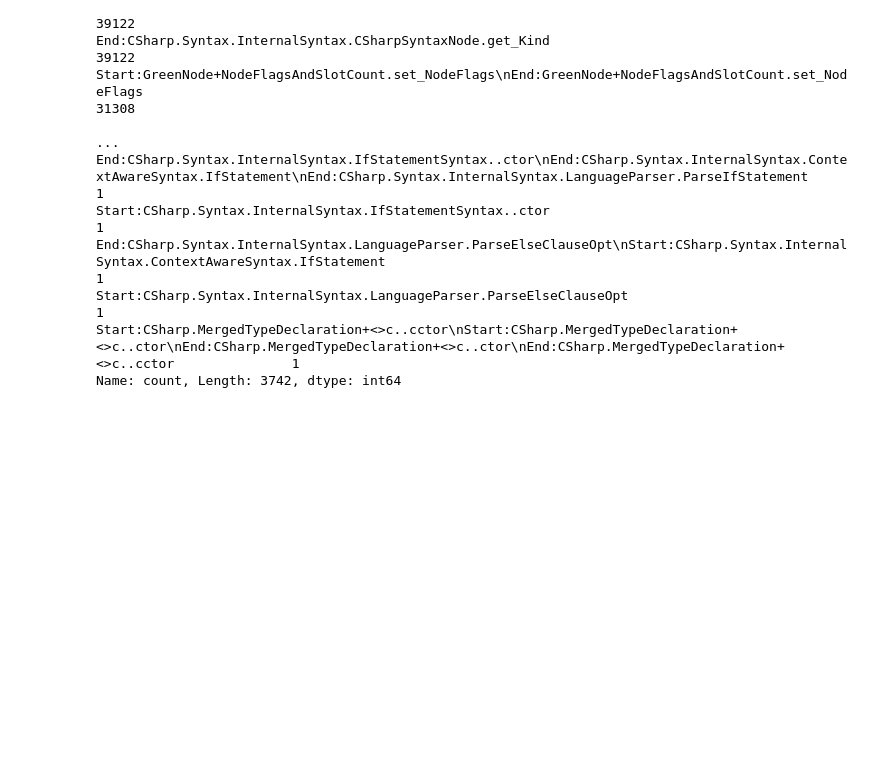
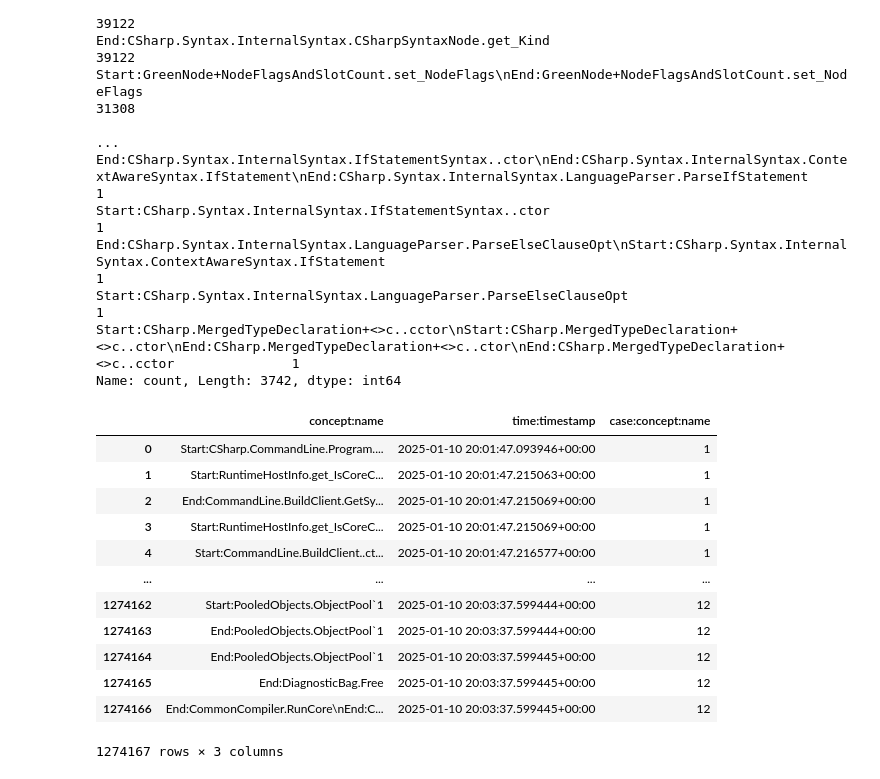
Before and after one commit to TTPO100AJIEX/MMPASE-HW, a Jupyter notebook: 3__preprocess.ipynb, the cells around one changed output. Drawn from its saved outputs; the diff is of its cells as text; code cells hidden in the pictures; blank space fills up the shorter version.

```diff
--- a/3__preprocess.ipynb
+++ b/3__preprocess.ipynb
@@ -125,5 +125,25 @@ End:CSharp.Syntax.InternalSyntax.LanguageParser.ParseElseClauseOpt\nStart:CSharp
 Start:CSharp.Syntax.InternalSyntax.LanguageParser.ParseElseClauseOpt                                                                                                                               1
 Start:CSharp.MergedTypeDeclaration+<>c..cctor\nStart:CSharp.MergedTypeDeclaration+<>c..ctor\nEnd:CSharp.MergedTypeDeclaration+<>c..ctor\nEnd:CSharp.MergedTypeDeclaration+<>c..cctor               1
 Name: count, Length: 3742, dtype: int64
+# %%
+import pm4py
+merged_log = pm4py.read_xes("merged_events.xes")
+# %%
+merged_log = merged_log.drop(columns = [ "concept:instance", "lifecycle:transition", "ManagedThreadId", "NativeThreadId", "QpcStamp" ])
+merged_log
+# %% [output]
+|  | concept:name | time:timestamp | case:concept:name |
+| 0 | Start:CSharp.CommandLine.Program.... | 2025-01-10 20:01:47.093946+00:00 | 1 |
+| 1 | Start:RuntimeHostInfo.get_IsCoreC... | 2025-01-10 20:01:47.215063+00:00 | 1 |
+| 2 | End:CommandLine.BuildClient.GetSy... | 2025-01-10 20:01:47.215069+00:00 | 1 |
+| 3 | Start:RuntimeHostInfo.get_IsCoreC... | 2025-01-10 20:01:47.215069+00:00 | 1 |
+| 4 | Start:CommandLine.BuildClient..ct... | 2025-01-10 20:01:47.216577+00:00 | 1 |
+| ... | ... | ... | ... |
+| 1274162 | Start:PooledObjects.ObjectPool`1 | 2025-01-10 20:03:37.599444+00:00 | 12 |
+| 1274163 | End:PooledObjects.ObjectPool`1 | 2025-01-10 20:03:37.599444+00:00 | 12 |
+| 1274164 | End:PooledObjects.ObjectPool`1 | 2025-01-10 20:03:37.599445+00:00 | 12 |
+| 1274165 | End:DiagnosticBag.Free | 2025-01-10 20:03:37.599445+00:00 | 12 |
+| 1274166 | End:CommonCompiler.RunCore\nEnd:C... | 2025-01-10 20:03:37.599445+00:00 | 12 |
+1274167 rows × 3 columns
 # %%
 pm4py.write_xes(merged_log, "merged_events.xes")
```
Also changed, not shown: 8 other files.
